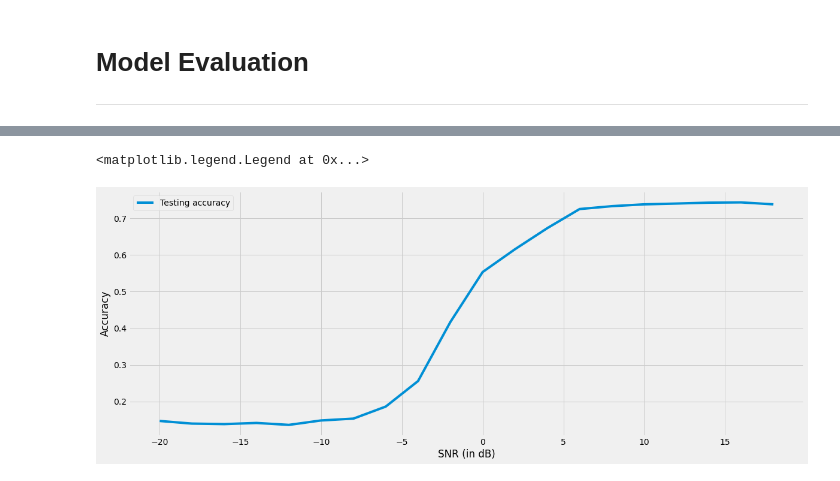
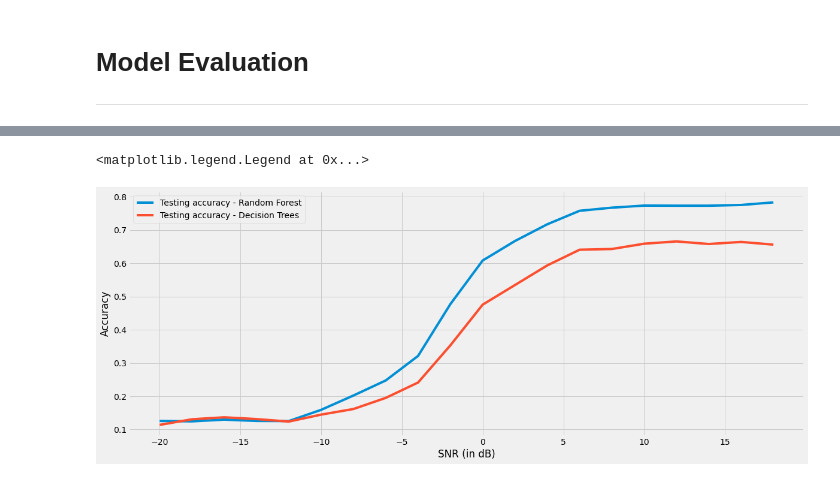
Before and after one commit to dsaharia/BTP-1-modulation_classification, a Jupyter notebook: Notebooks/00_basics_2016.10A.ipynb, the cells around one changed output, grey strips where cells are left out. Saved outputs shown, nothing was run; the diff lists cells and outputs as text; code cells hidden in the pictures.

Commit message:
experimented with random forest classifier

```diff
--- a/Notebooks/00_basics_2016.10A.ipynb
+++ b/Notebooks/00_basics_2016.10A.ipynb
@@ -104,7 +102,7 @@ Steps -
 2. Separate the training and testing data - Using `60%` (600/1000) for training and `40%` for testing.
 3. Create appropriate labels for the training step
 # %%
-analog_mods = ['WBFM', 'CPFSK','PAM4', 'QAM64']
+analog_mods = ['WBFM', 'CPFSK','PAM4']
 removed_keys = [key for key in data if key[0] in analog_mods]
 digital_data = {key: data[key] for key in data if key not in removed_keys}
 digital_snrs, digital_mods = map(lambda j: sorted(list(set(map(lambda x: x[j], digital_data.keys())))), [1,0])
@@ -259,3 +257,7 @@ DecisionTreeClassifier(ccp_alpha=0.0, class_weight=None, criterion='gini',
                        min_samples_leaf=1, min_samples_split=2,
                        min_weight_fraction_leaf=0.0, presort='deprecated',
                        random_state=None, splitter='best')
+# %%
+from sklearn.ensemble import RandomForestClassifier
+random_forest_classifier = RandomForestClassifier(criterion = 'entropy', random_state = 42)
+random_forest_classifier.fit(X_train_features, y_train)
@@ -284,0 +296,3 @@ array([0.18423906, 0.08141207, 0.07717622, 0.09312083, 0.15237603,
+# %%
+acc_rf = calculate_accuracy(random_forest_classifier, train_snrs)
+acc_rf
@@ -287,8 +323,9 @@ accuracy = calculate_accuracy(decision_classifier, train_snrs)
 # %%
-plt.plot(train_snrs, accuracy, label="Testing accuracy")
+plt.plot(train_snrs, acc_rf, label="Testing accuracy - Random Forest")
+plt.plot(train_snrs, accuracy, label="Testing accuracy - Decision Trees")
 plt.xlabel("SNR (in dB)")
 plt.ylabel("Accuracy")
 plt.legend()
 # %% [output]
 <matplotlib.legend.Legend at 0x...>
-[figure, old version]
+[figure, new version]
```
Also changed, not shown: parts of 9 cells of this notebook.
